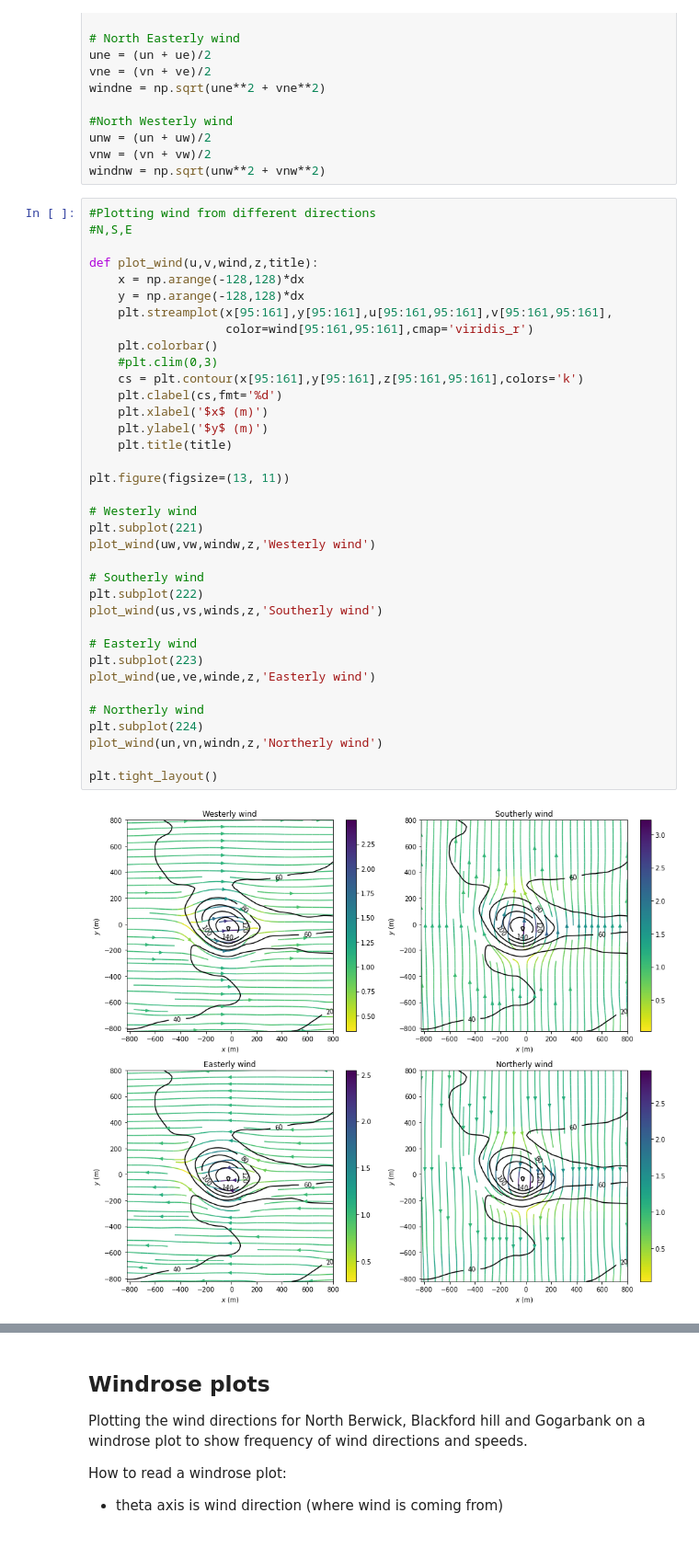
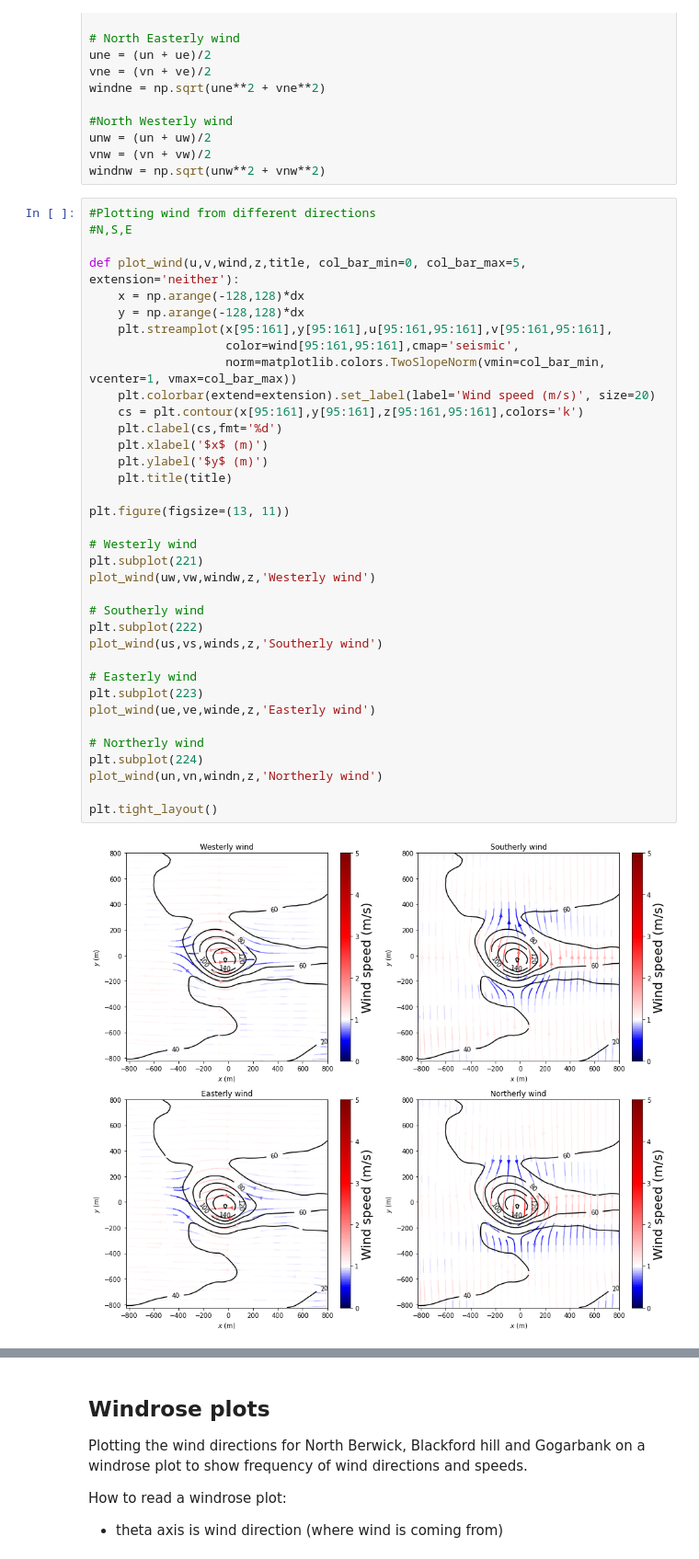
Before and after one commit to dhegedus99/MetGroupProject, a Jupyter notebook: WindNotebook.ipynb, the cells around one changed output, grey strips where cells are left out. Shown at 92% size. Saved outputs shown, nothing was run; the diff lists cells and outputs as text.

```diff
--- a/WindNotebook.ipynb
+++ b/WindNotebook.ipynb
@@ -395,40 +397,40 @@ windnw = np.sqrt(unw**2 + vnw**2)
 #Plotting wind from different directions
 #N,S,E
 
-def plot_wind(u,v,wind,z,title):
+def plot_wind(u,v,wind,z,title, col_bar_min=0, col_bar_max=5, extension='neither'):
     x = np.arange(-128,128)*dx
     y = np.arange(-128,128)*dx
     plt.streamplot(x[95:161],y[95:161],u[95:161,95:161],v[95:161,95:161],
-                   color=wind[95:161,95:161],cmap='viridis_r')
-    plt.colorbar()
-    #plt.clim(0,3)
+                   color=wind[95:161,95:161],cmap='seismic',
+                   norm=matplotlib.colors.TwoSlopeNorm(vmin=col_bar_min, vcenter=1, vmax=col_bar_max))
+    plt.colorbar(extend=extension).set_label(label='Wind speed (m/s)', size=20)
     cs = plt.contour(x[95:161],y[95:161],z[95:161,95:161],colors='k')
     plt.clabel(cs,fmt='%d')
     plt.xlabel('$x$ (m)')
     plt.ylabel('$y$ (m)')
     plt.title(title)
 
 plt.figure(figsize=(13, 11))
 
 # Westerly wind
 plt.subplot(221)
 plot_wind(uw,vw,windw,z,'Westerly wind')
 
 # Southerly wind
 plt.subplot(222)
 plot_wind(us,vs,winds,z,'Southerly wind')
 
 # Easterly wind
 plt.subplot(223)
 plot_wind(ue,ve,winde,z,'Easterly wind')
 
 # Northerly wind
 plt.subplot(224)
 plot_wind(un,vn,windn,z,'Northerly wind')
 
 plt.tight_layout()
 # %% [output]
-[figure, old version]
+[figure, new version]
 # %%
 plt.figure(figsize=(13, 11))
 
```
Also changed, not shown: parts of 5 cells of this notebook, 11 other files.
